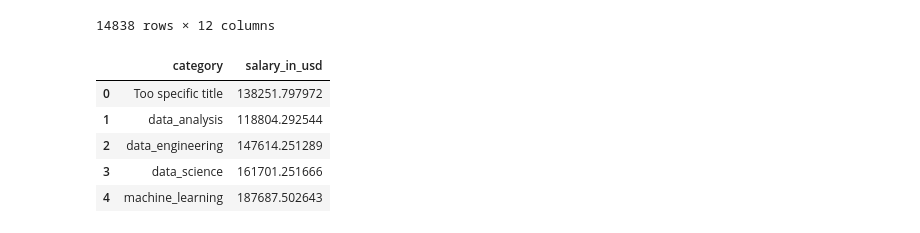
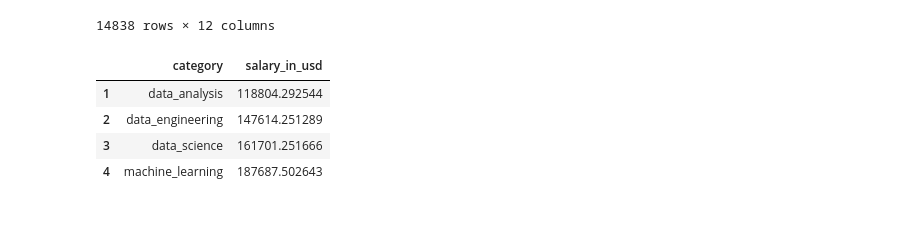
Before and after one commit to Starkilled1/Data-Salaries-2023-2024-analysis, a Jupyter notebook: Javier.ipynb, the cells around one changed output. Drawn from its saved outputs; the diff is of its cells as text; code cells hidden in the pictures.

```diff
--- a/Javier.ipynb
+++ b/Javier.ipynb
@@ -136,12 +136,15 @@ top_salaries_df
 # %%
 # Now we calculate the Mean of the Salary in USD by category
 
 mean_salary_cat = top_salaries_df.groupby('category')['salary_in_usd'].mean().reset_index()
 
+# Eliminate the mean of salaries of jobtitles that are too specific and we keep the 4 main categories
+
+mean_salary_cat = mean_salary_cat[mean_salary_cat['category'] != 'Too specific title']
+
 mean_salary_cat
 # %% [output]
 |  | category | salary_in_usd |
-| 0 | Too specific title | 138251.797972 |
 | 1 | data_analysis | 118804.292544 |
 | 2 | data_engineering | 147614.251289 |
 | 3 | data_science | 161701.251666 |
```
Also changed, not shown: parts of 4 cells of this notebook, 2 other files.
